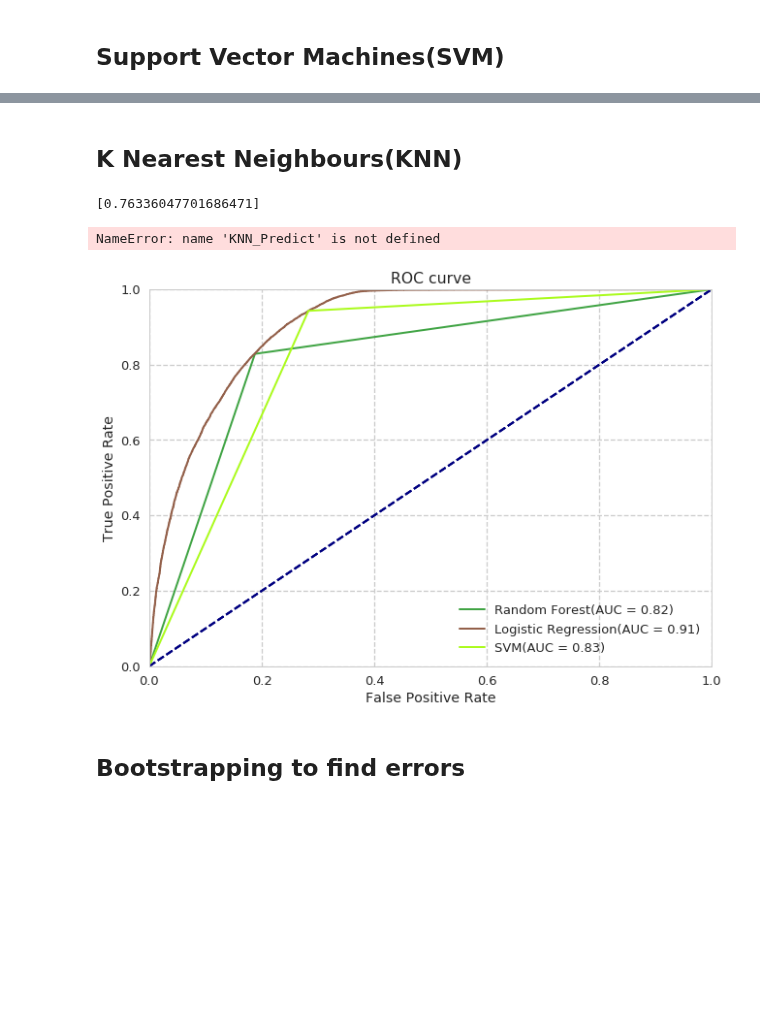
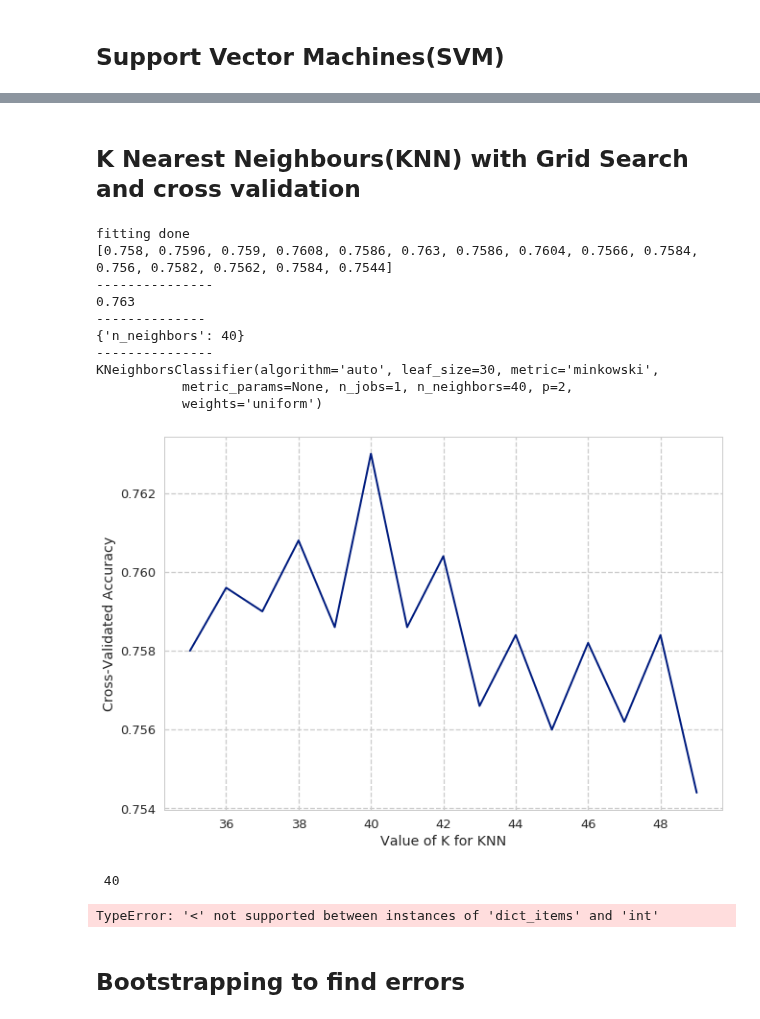
Before and after one commit to harishpuvvada/LoanDefault-Prediction, a Jupyter notebook: Loan_Default_Prediction.ipynb, the cells around one changed output, grey strips where cells are left out. Saved outputs shown, nothing was run; the diff lists cells and outputs as text; code cells hidden in the pictures; blank space fills up the shorter version.

```diff
--- a/Loan_Default_Prediction.ipynb
+++ b/Loan_Default_Prediction.ipynb
@@ -258,2 +320,2 @@ plt.show()
 # %% [markdown]
-## K Nearest Neighbours(KNN)
+## K Nearest Neighbours(KNN) with Grid Search and cross validation
@@ -276,16 +322,53 @@ def knnfunc(k1,k2):
-# %%
-KNN_Acc = knnfunc(30,31)
-print(KNN_Acc)
-#print(KNN_Predict.index(max(KNN_Acc)))
-plotAUC(y_test,rfPredict, 'Random Forest')
-plotAUC(y_test,LR_Predict,'Logistic Regression')
-plotAUC(y_test,predictions_svm, 'SVM')
-plotAUC(y_test,KNN_Predict,'K Nearest Neighbors')
-plt.show()
-# %% [output]
-[0.76336047701686471]
-NameError: name 'KNN_Predict' is not defined
-[figure, removed]
+# %%
+#KNN_Acc = knnfunc(2,10) - 74.8 max, 75.7 for 15, 25 - 76.2, 30 - 76.1
+from sklearn.grid_search import GridSearchCV    ## takes too much time to run this cell.
+clf_knn = KNeighborsClassifier()
+k_range = list(range(35, 50))
+param_grid = dict(n_neighbors=k_range)
+grid = GridSearchCV(clf_knn, param_grid, cv=10, scoring='accuracy')
+grid.fit(data_clean.iloc[:,:-1].values, data_clean.iloc[:,-1].values)
+print("fitting done")
+grid_mean_scores = [result.mean_validation_score for result in grid.grid_scores_]# create a list of the mean scores only
+print(grid_mean_scores)
+plt.plot(k_range, grid_mean_scores)
+plt.xlabel('Value of K for KNN')
+plt.ylabel('Cross-Validated Accuracy')
+print("---------------")
+print(grid.best_score_)
+print("--------------")
+print(grid.best_params_)
+print("---------------")
+print(grid.best_estimator_)
+# %% [output]
+fitting done
+[0.758, 0.7596, 0.759, 0.7608, 0.7586, 0.763, 0.7586, 0.7604, 0.7566, 0.7584, 0.756, 0.7582, 0.7562, 0.7584, 0.7544]
+---------------
+0.763
+--------------
+{'n_neighbors': 40}
+---------------
+KNeighborsClassifier(algorithm='auto', leaf_size=30, metric='minkowski',
+           metric_params=None, n_jobs=1, n_neighbors=40, p=2,
+           weights='uniform')
+[figure, added]
+# %%
+print("",grid.best_params_['n_neighbors'])
+clf_knn_final = KNeighborsClassifier(n_neighbors=grid.best_params_.items())   #taking the the best from the above cell and using it to find predictions
+clf_knn_final.fit(X_train,y_train)
+knn_pred = clf_knn_final.predict(X_test)
+KNN_Acc = accuracy_score(y_test,knn_pred)
+print("KNN accuracy is ",KNN_Acc)
+plotAUC(y_test,rfPredict, 'Random Forest')
+plotAUC(y_test,LR_Predict,'Logistic Regression')
+plotAUC(y_test,predictions_svm, 'SVM')
+plotAUC(y_test,knn_pred,'K Nearest Neighbors')
+plt.show()
+plt.figure(figsize=(6,6))
+plot_confusion_matrix(knn_pred, normalize=True)
+plt.show()
+# %% [output]
+ 40
+TypeError: '<' not supported between instances of 'dict_items' and 'int'
 # %% [markdown]
 ## Bootstrapping to find errors
 # %%
```
Also changed, not shown: parts of 28 cells of this notebook.
